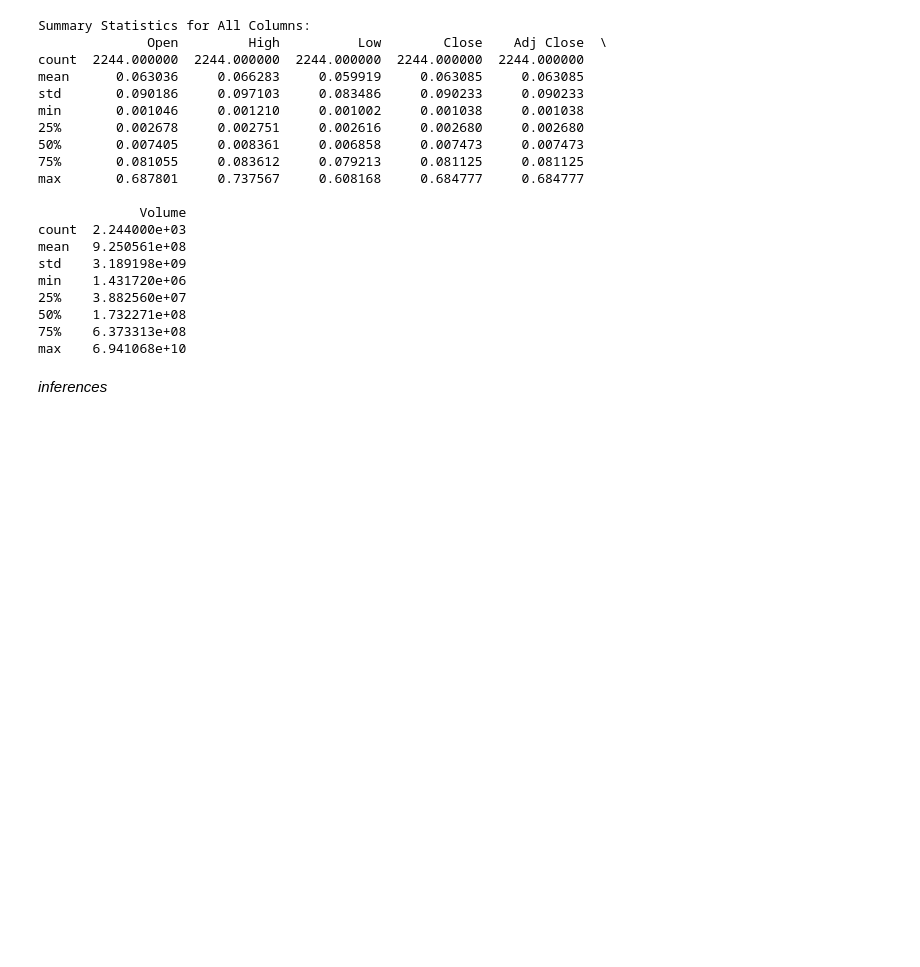
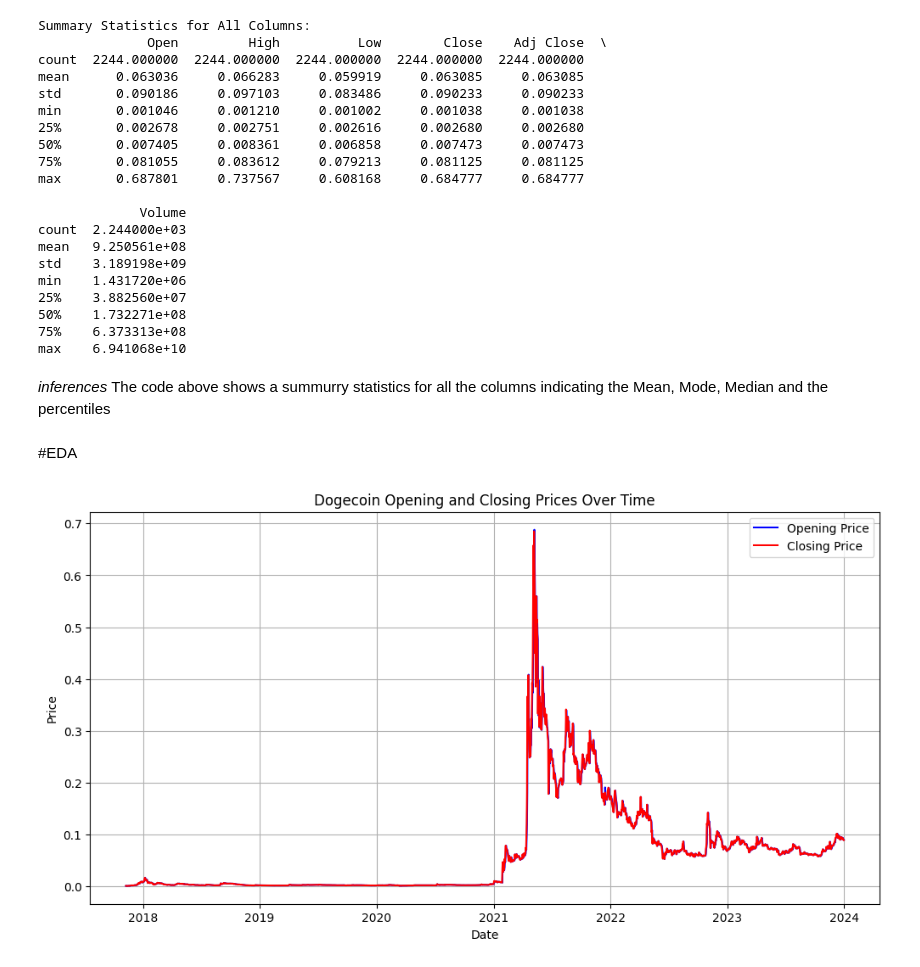
Before and after one commit to paulmachau/Dogecion-Historical-Prices, a Jupyter notebook: Dogecoin_price_prediction_LSTM.ipynb, the cells around one changed output. Cells and saved outputs as stored; diff of their text form; code cells hidden in the pictures; blank space fills up the shorter version.

```diff
--- a/Dogecoin_price_prediction_LSTM.ipynb
+++ b/Dogecoin_price_prediction_LSTM.ipynb
@@ -158,5 +158,20 @@ min    1.431720e+06
 50%    1.732271e+08
 75%    6.373313e+08
 max    6.941068e+10
+# %% [markdown]
+*inferences*
+The code above shows a summurry statistics for all the columns  indicating the Mean, Mode, Median and the percentiles
 # %% [markdown]
-*inferences*
+#EDA
+# %%
+plt.figure(figsize=(12, 6))
+plt.plot(dogecoin_data['Date'], dogecoin_data['Open'], label='Opening Price', color='blue')
+plt.plot(dogecoin_data['Date'], dogecoin_data['Close'], label='Closing Price', color='red')
+plt.title('Dogecoin Opening and Closing Prices Over Time')
+plt.xlabel('Date')
+plt.ylabel('Price')
+plt.legend()
+plt.grid(True)
+plt.show()
+# %% [output]
+[figure, added]
```
Also changed, not shown: parts of 4 cells of this notebook.
